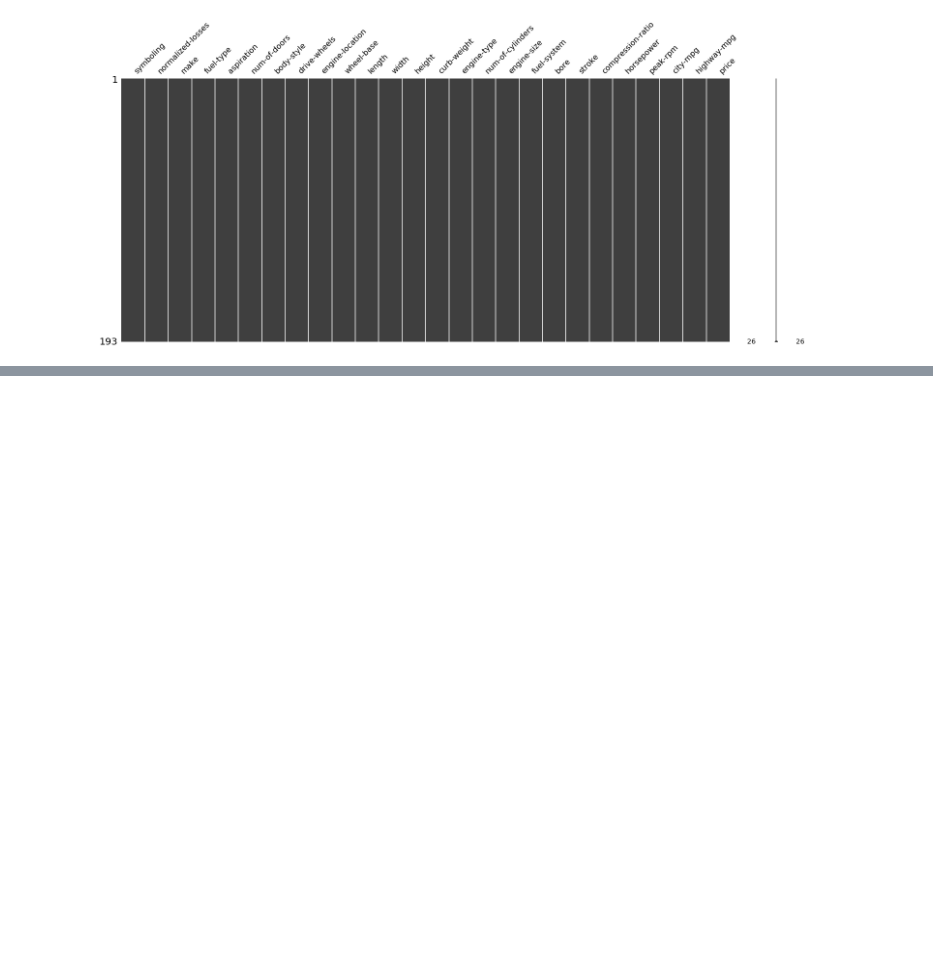
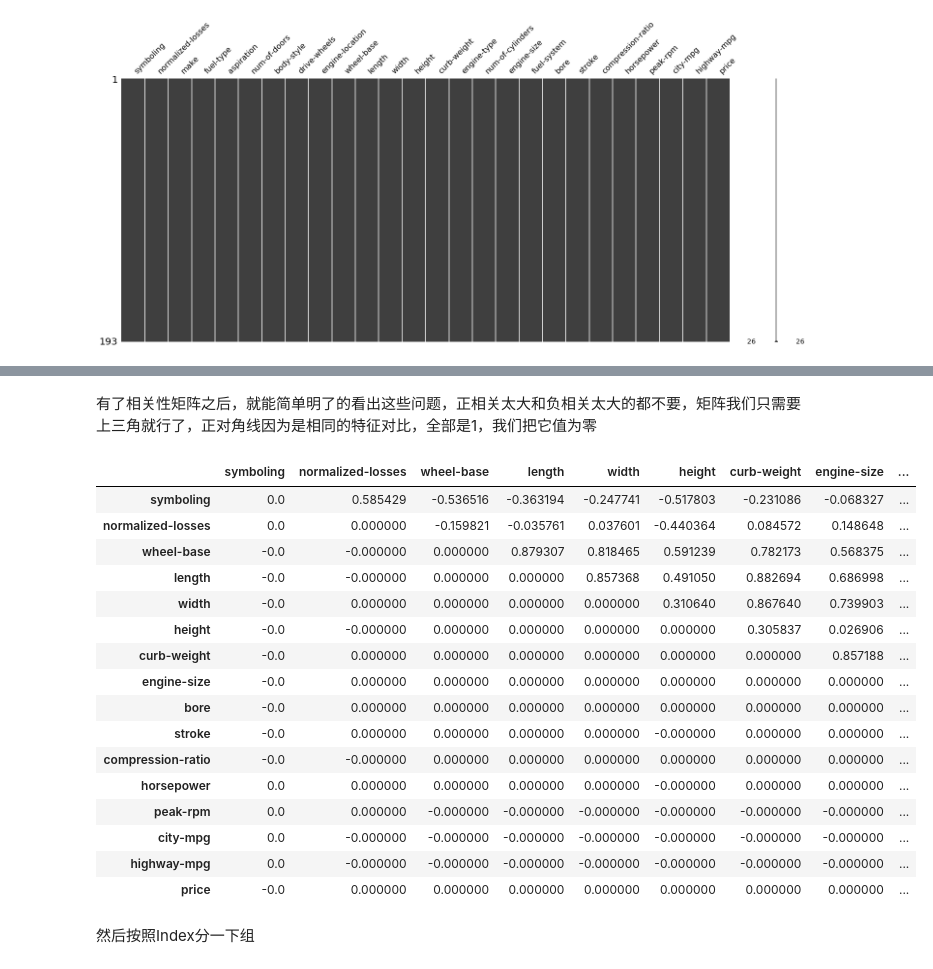
Before and after one commit to Tyrant2016/LinearProject, a Jupyter notebook: 数据预处理1.ipynb, the cells around one changed output, grey strips where cells are left out. Cells and saved outputs as stored; diff of their text form; code cells hidden in the pictures; blank space fills up the shorter version.

```diff
--- a/数据预处理1.ipynb
+++ b/数据预处理1.ipynb
@@ -228,0 +268,26 @@ msno.matrix(data)
+# %% [markdown]
+有了相关性矩阵之后，就能简单明了的看出这些问题，正相关太大和负相关太大的都不要，矩阵我们只需要上三角就行了，正对角线因为是相同的特征对比，全部是1，我们把它值为零
+# %%
+zero_tri = np.tri(corr_matrix.shape[0], k=-1).T # k参数代表对角线的位置，0为正对角线 <0往下走  >0往上走
+corr_matrix *= zero_tri
+corr_matrix
+# %% [output]
+|  | symboling | normalized-losses | wheel-base | length | width | height | curb-weight | engine-size | ... |
+| symboling | 0.0 | 0.585429 | -0.536516 | -0.363194 | -0.247741 | -0.517803 | -0.231086 | -0.068327 | ... |
+| normalized-losses | 0.0 | 0.000000 | -0.159821 | -0.035761 | 0.037601 | -0.440364 | 0.084572 | 0.148648 | ... |
+| wheel-base | -0.0 | -0.000000 | 0.000000 | 0.879307 | 0.818465 | 0.591239 | 0.782173 | 0.568375 | ... |
+| length | -0.0 | -0.000000 | 0.000000 | 0.000000 | 0.857368 | 0.491050 | 0.882694 | 0.686998 | ... |
+| width | -0.0 | 0.000000 | 0.000000 | 0.000000 | 0.000000 | 0.310640 | 0.867640 | 0.739903 | ... |
+| height | -0.0 | -0.000000 | 0.000000 | 0.000000 | 0.000000 | 0.000000 | 0.305837 | 0.026906 | ... |
+| curb-weight | -0.0 | 0.000000 | 0.000000 | 0.000000 | 0.000000 | 0.000000 | 0.000000 | 0.857188 | ... |
+| engine-size | -0.0 | 0.000000 | 0.000000 | 0.000000 | 0.000000 | 0.000000 | 0.000000 | 0.000000 | ... |
+| bore | -0.0 | 0.000000 | 0.000000 | 0.000000 | 0.000000 | 0.000000 | 0.000000 | 0.000000 | ... |
+| stroke | -0.0 | 0.000000 | 0.000000 | 0.000000 | 0.000000 | -0.000000 | 0.000000 | 0.000000 | ... |
+| compression-ratio | -0.0 | -0.000000 | 0.000000 | 0.000000 | 0.000000 | 0.000000 | 0.000000 | 0.000000 | ... |
+| horsepower | 0.0 | 0.000000 | 0.000000 | 0.000000 | 0.000000 | -0.000000 | 0.000000 | 0.000000 | ... |
+| peak-rpm | 0.0 | 0.000000 | -0.000000 | -0.000000 | -0.000000 | -0.000000 | -0.000000 | -0.000000 | ... |
+| city-mpg | 0.0 | -0.000000 | -0.000000 | -0.000000 | -0.000000 | -0.000000 | -0.000000 | -0.000000 | ... |
+| highway-mpg | 0.0 | -0.000000 | -0.000000 | -0.000000 | -0.000000 | -0.000000 | -0.000000 | -0.000000 | ... |
+| price | -0.0 | 0.000000 | 0.000000 | 0.000000 | 0.000000 | 0.000000 | 0.000000 | 0.000000 | ... |
+# %% [markdown]
+然后按照Index分一下组
```
Also changed, not shown: parts of 18 cells of this notebook, 2 other files.
